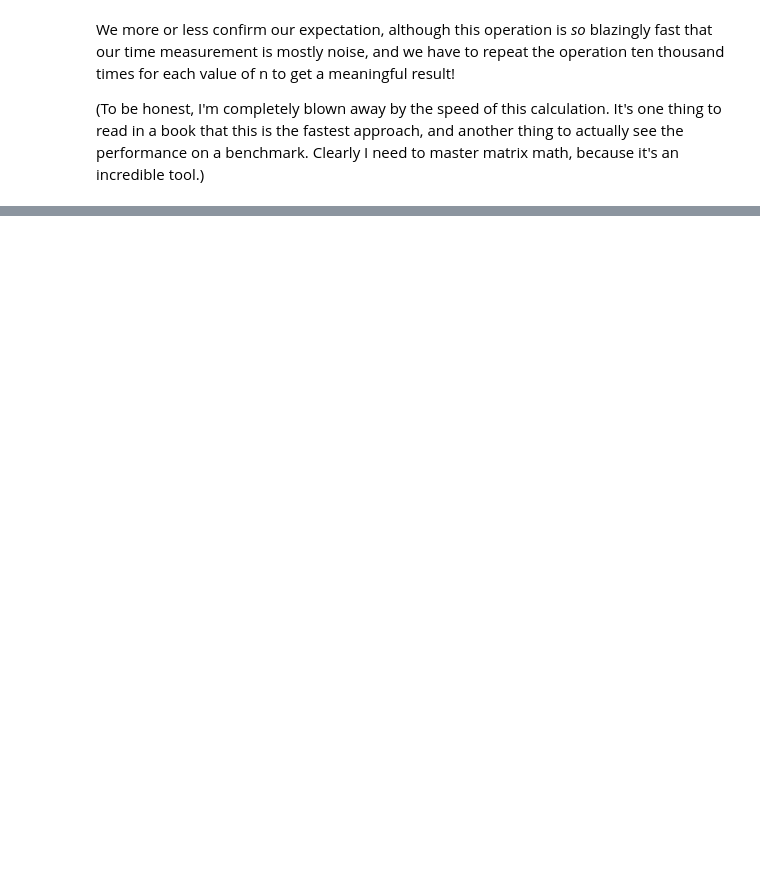
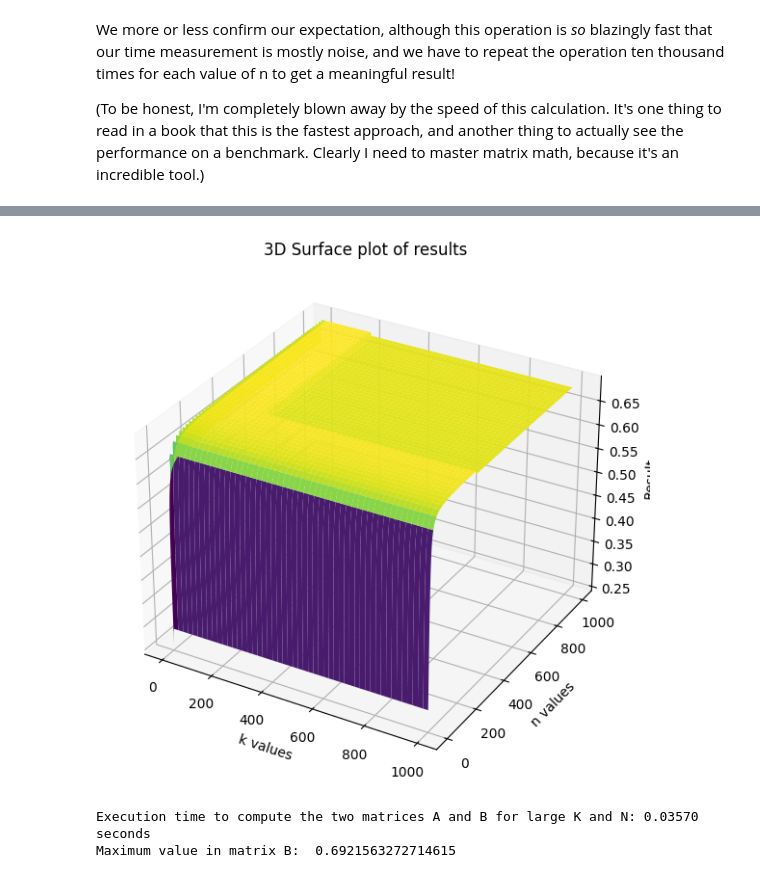
Before and after one commit to chriscarrollsmith/python-practice, a Jupyter notebook: algorithms.ipynb, the cells around one changed output, grey strips where cells are left out. Saved outputs shown, nothing was run; the diff lists cells and outputs as text; code cells hidden in the pictures; blank space fills up the shorter version.

Commit message:
More algorithmic optimization using matrix math

```diff
--- a/algorithms.ipynb
+++ b/algorithms.ipynb
@@ -381,0 +544,39 @@ We more or less confirm our expectation, although this operation is *so* blazing
+# %%
+import matplotlib.pyplot as plt
+import numpy as np
+import time
+
+def fill_matrix(maxk, maxn):
+    k = np.arange(1, maxk + 1).reshape(-1, 1)
+    n = np.arange(1, maxn + 1)
+    with np.errstate(divide='ignore'):
+        matrix = 1 / (k * (n + 1) ** (2 * k))
+        matrix[np.isinf(matrix)] = 0
+    return matrix
+
+# Compute the matrix of solutions for v(0, 0) to v(1000, 1000)
+start_time = time.time()
+A = fill_matrix(1000, 1000)
+
+# Compute the matrix of solutions for S(0, 0) to S(1000, 1000)
+B = A.cumsum(axis=0).cumsum(axis=1)
+end_time = time.time()
+
+fig = plt.figure(figsize=(10, 7))
+ax = fig.add_subplot(111, projection='3d')
+k_vals, n_vals = np.meshgrid(range(1, 1001), range(1, 1001), indexing='ij')
+ax.plot_surface(k_vals, n_vals, B, cmap='viridis')
+
+ax.set_xlabel('k values')
+ax.set_ylabel('n values')
+ax.set_zlabel('Result')
+ax.set_title('3D Surface plot of results')
+
+plt.show()
+
+print(f"Execution time to compute the two matrices A and B for large K and N: {end_time - start_time:.5f} seconds")
+print("Maximum value in matrix B: ", np.max(B))
+# %% [output]
+[figure, added]
+Execution time to compute the two matrices A and B for large K and N: 0.03570 seconds
+Maximum value in matrix B:  0.6921563272714615
```
Also changed, not shown: parts of 15 cells of this notebook, 2 other files.
